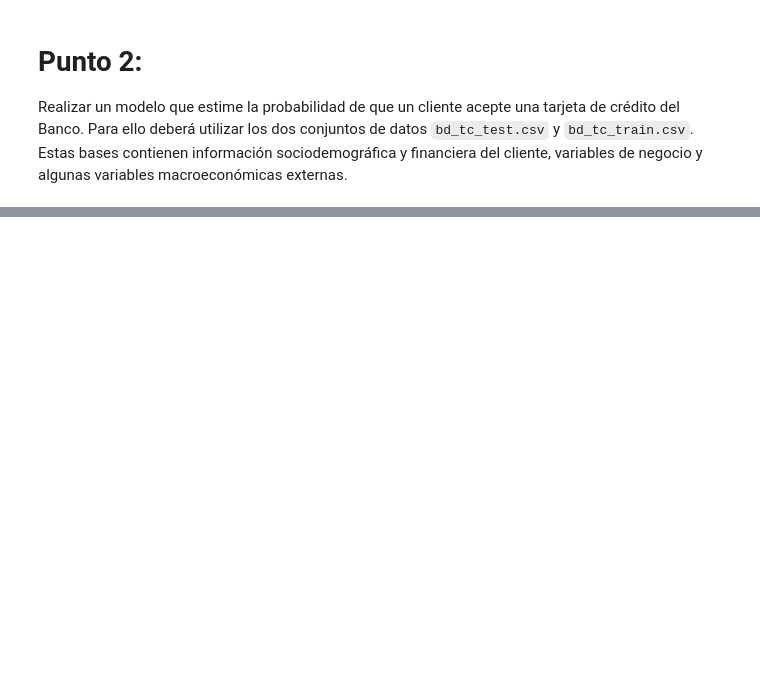
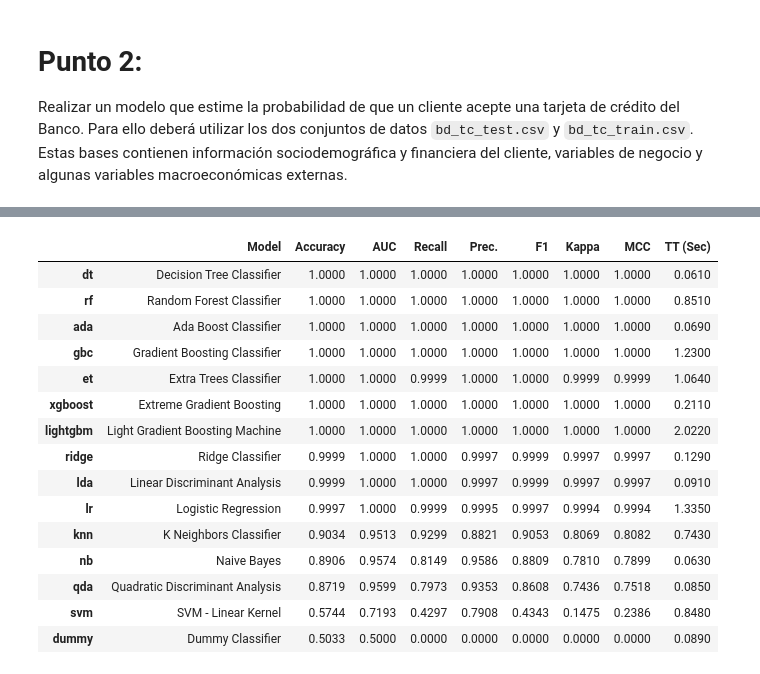
Before and after one commit to jagvgithub/LAOM, a Jupyter notebook: JAVVILLAS.ipynb, the cells around one changed output, grey strips where cells are left out. Cells and saved outputs as stored; diff of their text form; code cells hidden in the pictures; blank space fills up the shorter version.

```diff
--- a/JAVVILLAS.ipynb
+++ b/JAVVILLAS.ipynb
@@ -132,0 +436,3 @@ macroeconómicas externas.
+# %%
+best_model=compare_models()
+# %% [output]
@@ -132,0 +440,16 @@ macroeconómicas externas.
+|  | Model | Accuracy | AUC | Recall | Prec. | F1 | Kappa | MCC | TT (Sec) |
+| dt | Decision Tree Classifier | 1.0000 | 1.0000 | 1.0000 | 1.0000 | 1.0000 | 1.0000 | 1.0000 | 0.0610 |
+| rf | Random Forest Classifier | 1.0000 | 1.0000 | 1.0000 | 1.0000 | 1.0000 | 1.0000 | 1.0000 | 0.8510 |
+| ada | Ada Boost Classifier | 1.0000 | 1.0000 | 1.0000 | 1.0000 | 1.0000 | 1.0000 | 1.0000 | 0.0690 |
+| gbc | Gradient Boosting Classifier | 1.0000 | 1.0000 | 1.0000 | 1.0000 | 1.0000 | 1.0000 | 1.0000 | 1.2300 |
+| et | Extra Trees Classifier | 1.0000 | 1.0000 | 0.9999 | 1.0000 | 1.0000 | 0.9999 | 0.9999 | 1.0640 |
+| xgboost | Extreme Gradient Boosting | 1.0000 | 1.0000 | 1.0000 | 1.0000 | 1.0000 | 1.0000 | 1.0000 | 0.2110 |
+| lightgbm | Light Gradient Boosting Machine | 1.0000 | 1.0000 | 1.0000 | 1.0000 | 1.0000 | 1.0000 | 1.0000 | 2.0220 |
+| ridge | Ridge Classifier | 0.9999 | 1.0000 | 1.0000 | 0.9997 | 0.9999 | 0.9997 | 0.9997 | 0.1290 |
+| lda | Linear Discriminant Analysis | 0.9999 | 1.0000 | 1.0000 | 0.9997 | 0.9999 | 0.9997 | 0.9997 | 0.0910 |
+| lr | Logistic Regression | 0.9997 | 1.0000 | 0.9999 | 0.9995 | 0.9997 | 0.9994 | 0.9994 | 1.3350 |
+| knn | K Neighbors Classifier | 0.9034 | 0.9513 | 0.9299 | 0.8821 | 0.9053 | 0.8069 | 0.8082 | 0.7430 |
+| nb | Naive Bayes | 0.8906 | 0.9574 | 0.8149 | 0.9586 | 0.8809 | 0.7810 | 0.7899 | 0.0630 |
+| qda | Quadratic Discriminant Analysis | 0.8719 | 0.9599 | 0.7973 | 0.9353 | 0.8608 | 0.7436 | 0.7518 | 0.0850 |
+| svm | SVM - Linear Kernel | 0.5744 | 0.7193 | 0.4297 | 0.7908 | 0.4343 | 0.1475 | 0.2386 | 0.8480 |
+| dummy | Dummy Classifier | 0.5033 | 0.5000 | 0.0000 | 0.0000 | 0.0000 | 0.0000 | 0.0000 | 0.0890 |
```
Also changed, not shown: parts of 31 cells of this notebook.
